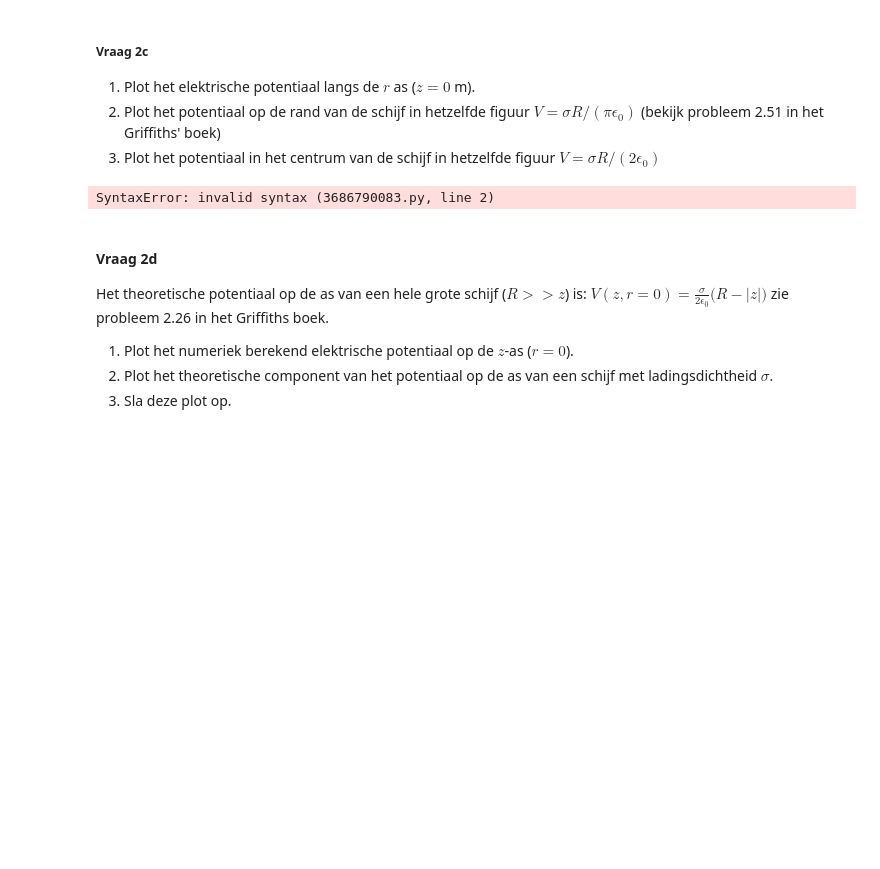
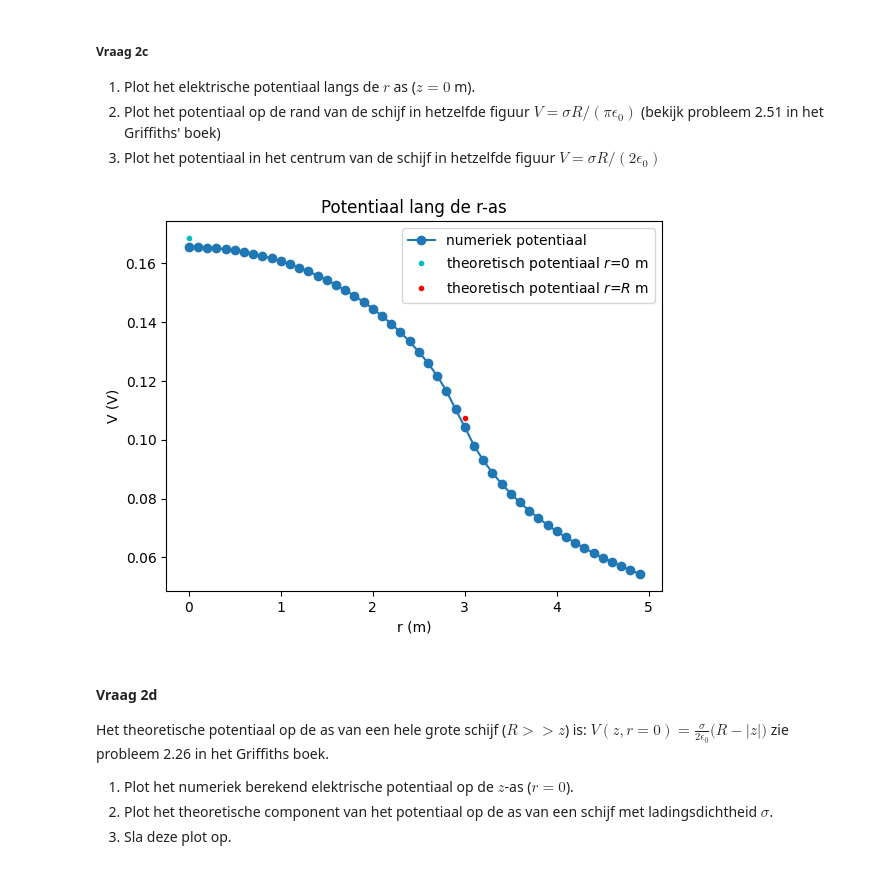
Before and after one commit to Caaldering/opdrachten-DEF-D_CA, a Jupyter notebook: DigitaleOntwerpopdrachten/1CondensatorOpdracht/CondensatorOntwerpopdracht.ipynb, the cells around one changed output. Saved outputs shown, nothing was run; the diff lists cells and outputs as text; code cells hidden in the pictures; blank space fills up the shorter version.

```diff
--- a/DigitaleOntwerpopdrachten/1CondensatorOpdracht/CondensatorOntwerpopdracht.ipynb
+++ b/DigitaleOntwerpopdrachten/1CondensatorOpdracht/CondensatorOntwerpopdracht.ipynb
@@ -196,6 +198,11 @@ Pas de cel die je in vraag 2a hebt aangepast weer aan naar de originele waardes.
 Het aantal punten dat gebruikt wordt om de schijf te creëren is number_point_charges_on_disk en de lading van een punt is charge_one_point in Coulomb.
 1. Bereken en print de ladingsdichtheid $\sigma$ met een correcte eenheid.
 # %%
-###
-###Hier jouw code###
-###
+# sigma = Q / A
+# Q = aantal punten * lading per punt
+Q = number_point_charges_on_disk * charge_one_point
+
+#opp schijf is pi * r^2
+opp_schijf = np.pi * disk_radius**2
+sigma = Q / opp_schijf
+print("Ladingsdichtheid σ =", sigma, "C/m^2")
@@ -208,22 +217,25 @@ Het aantal punten dat gebruikt wordt om de schijf te creëren is number_point_ch
 3. Plot het potentiaal in het centrum van de schijf in hetzelfde figuur $V = \sigma R/(2 \epsilon_0)$
 # %%
 # Vul deze code aan zodat deze vraag 2.3 beantwoord.
-idx_z_zero =
+idx_z_zero =  np.where(abs(z) < 1e-10)[0][0]
 
-V_0 =  # potentiaal op r = 0
+V_r_as = V[idx_z_zero, :]
 
-V_R =  # potentiaal op de straal van de schijf
-r_R =  # straal van de schijf
+V_0 = sigma * disk_radius / (2 * epsilon0) # potentiaal op r = 0
 
-plt.title(f"Jullie titel")
-plt.plot(r, V, "o-", label="numeriek potentiaal")
+V_R = sigma * disk_radius / (np.pi * epsilon0)  # potentiaal op de straal van de schijf
+r_R = disk_radius  # straal van de schijf
+
+plt.title(f"Potentiaal lang de r-as")
+plt.plot(r, V_r_as, "o-", label="numeriek potentiaal")
 plt.plot(0, V_0, "c.", label="theoretisch potentiaal $r$=0 m")
-plt.plot(r_R, V_R, "c.", label="theoretisch potentiaal $r$=$R$ m")
+plt.plot(r_R, V_R, "r.", label="theoretisch potentiaal $r$=$R$ m")
 plt.legend()
-plt.xlabel("Een relevante eenheid")
-plt.ylabel("Een relevante eenheid")
+plt.xlabel("r (m)")
+plt.ylabel("V (V)")
+plt.show()
 # %% [output]
-SyntaxError: invalid syntax (3686790083.py, line 2)
+[figure, added]
 # %% [markdown]
 #### Vraag 2d
 
```
Also changed, not shown: parts of 6 cells of this notebook, 2 other files.
